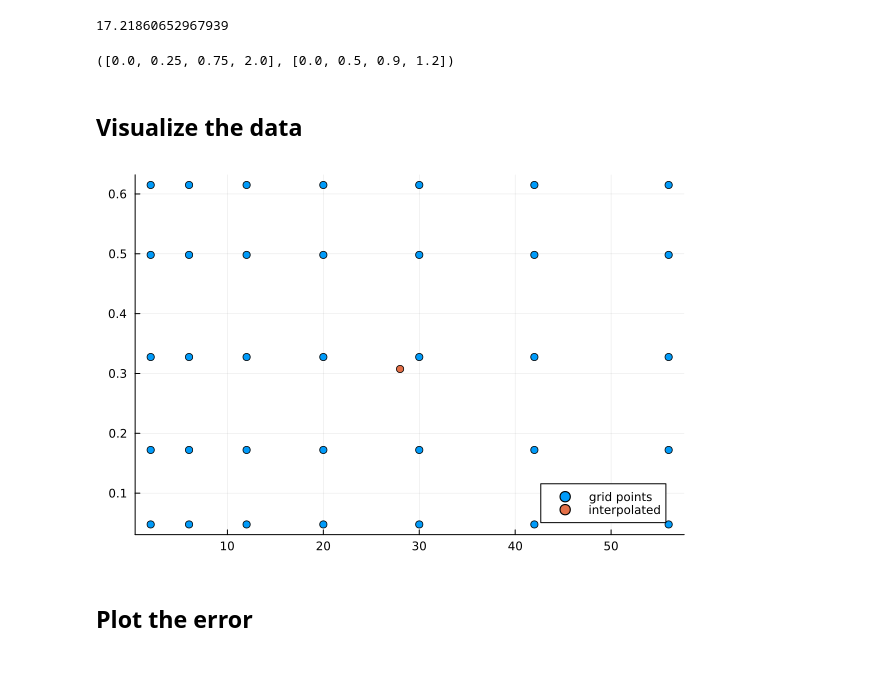
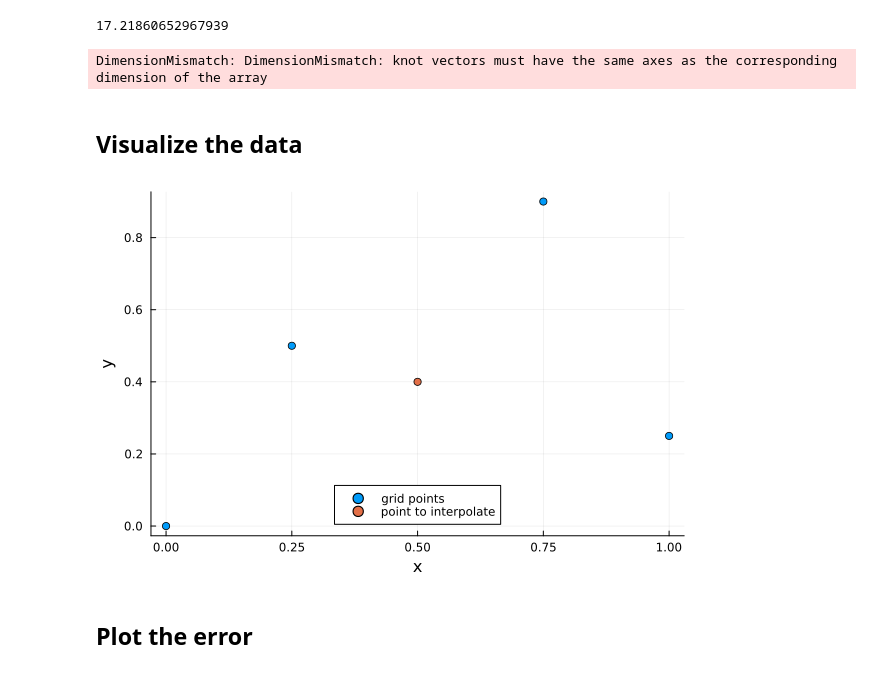
Before and after one commit to mvanzulli/Julia_by_Notebooks, a Jupyter notebook: interpolation/interpolationsJL.ipynb, the cells around one changed output. Cells and saved outputs as stored; diff of their text form; code cells hidden in the pictures.

```diff
--- a/interpolation/interpolationsJL.ipynb
+++ b/interpolation/interpolationsJL.ipynb
@@ -33,23 +33,32 @@ itp(x_interpolated...) = 17.21860652967939
 f(x_interpolated...) = 17.21860652967939
 17.21860652967939
 # %%
-points = [(0.,0.), (.25,.5), (.75,0.9), (2.,1.2)]
+# Function to be interpolated
+f(x,y) = 2*x*y
+# Points where the info is given
+points = [(0.,0.), (.25,.5), (.75,0.9), (1.,0.25)]
 xpoints = getindex.(points,1)
 ypoints = getindex.(points,2)
-f_vec = [f(p...) for p in points]
-f_matrix = reshape(f_vec, (2,2))
+# field at each point
+f_measured = [f(p...) for p in points]
+# poit to interpolate
+point_to_interpolate = (.5,.4)
 
-nodes = (xpoints, ypoints)
-itp = interpolate(nodes, f_matrix, (axis_interpolation_x, axis_interpolation_y))
+
+# I would like to interpolate for instance for a point inside the point cloud
+itp = interpolate((xpoints, ypoints), f_matrix, (axis_interpolation_x, axis_interpolation_y))
 # %% [output]
-([0.0, 0.25, 0.75, 2.0], [0.0, 0.5, 0.9, 1.2])
+DimensionMismatch: DimensionMismatch: knot vectors must have the same axes as the corresponding dimension of the array
 # %% [markdown]
 ## Visualize the data
-# %%
-scatter(vec(collect(Iterators.product(xpoints, ypoints))), label="grid points")
-scatter!(x_interpolated, label="interpolated")
-# %% [output]
-[figure, removed]
+# %%
+scatter(points, label="grid points")
+scatter!(point_to_interpolate, label="point to interpolate")
+xlabel!("x")
+ylabel!("y")
+plot!(legend=:bottom)
+# %% [output]
+[figure, added]
 # %% [markdown]
 ## Plot the error
 # %%
```
Also changed, not shown: 3 other files.
